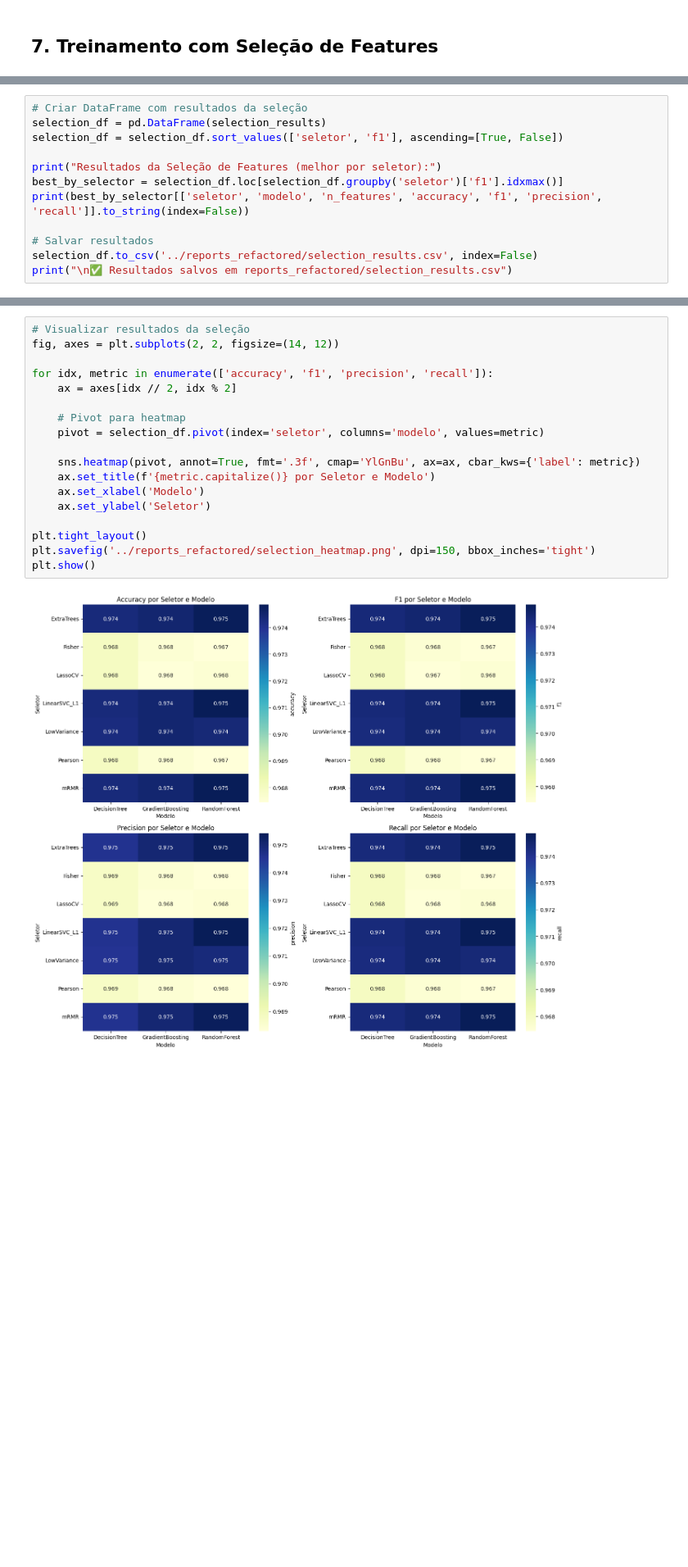
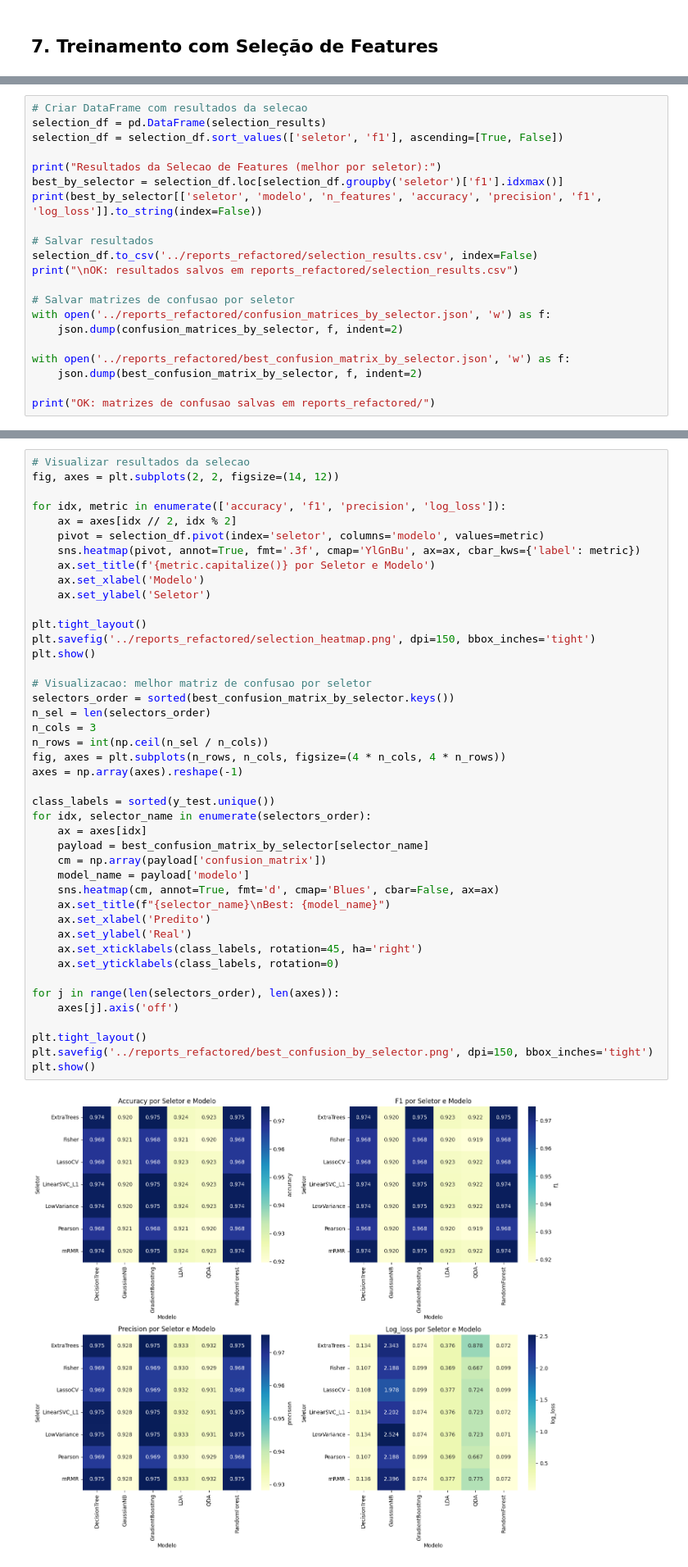
Before and after one commit to William-SWS/mqtt_under_attack, a Jupyter notebook: notebooks_refactored/01_dos_complete_pipeline.ipynb, the cells around one changed output, grey strips where cells are left out. Shown at 82% size. Cells and saved outputs as stored; diff of their text form; blank space fills up the shorter version.

```diff
--- a/notebooks_refactored/01_dos_complete_pipeline.ipynb
+++ b/notebooks_refactored/01_dos_complete_pipeline.ipynb
@@ -860,13 +906,22 @@ Seletor: Pearson (15 features)
 # %%
-# Criar DataFrame com resultados da seleção
+# Criar DataFrame com resultados da selecao
 selection_df = pd.DataFrame(selection_results)
 selection_df = selection_df.sort_values(['seletor', 'f1'], ascending=[True, False])
 
-print("Resultados da Seleção de Features (melhor por seletor):")
+print("Resultados da Selecao de Features (melhor por seletor):")
 best_by_selector = selection_df.loc[selection_df.groupby('seletor')['f1'].idxmax()]
-print(best_by_selector[['seletor', 'modelo', 'n_features', 'accuracy', 'f1', 'precision', 'recall']].to_string(index=False))
+print(best_by_selector[['seletor', 'modelo', 'n_features', 'accuracy', 'precision', 'f1', 'log_loss']].to_string(index=False))
 
 # Salvar resultados
 selection_df.to_csv('../reports_refactored/selection_results.csv', index=False)
-print("\n✅ Resultados salvos em reports_refactored/selection_results.csv")
+print("\nOK: resultados salvos em reports_refactored/selection_results.csv")
+
+# Salvar matrizes de confusao por seletor
+with open('../reports_refactored/confusion_matrices_by_selector.json', 'w') as f:
+    json.dump(confusion_matrices_by_selector, f, indent=2)
+
+with open('../reports_refactored/best_confusion_matrix_by_selector.json', 'w') as f:
+    json.dump(best_confusion_matrix_by_selector, f, indent=2)
+
+print("OK: matrizes de confusao salvas em reports_refactored/")
 # %% [output]
@@ -884,20 +940,45 @@ LinearSVC_L1     RandomForest          15  0.974848 0.974824   0.975402 0.974848
 # %%
-# Visualizar resultados da seleção
+# Visualizar resultados da selecao
 fig, axes = plt.subplots(2, 2, figsize=(14, 12))
 
-for idx, metric in enumerate(['accuracy', 'f1', 'precision', 'recall']):
+for idx, metric in enumerate(['accuracy', 'f1', 'precision', 'log_loss']):
     ax = axes[idx // 2, idx % 2]
-
-    # Pivot para heatmap
     pivot = selection_df.pivot(index='seletor', columns='modelo', values=metric)
-
     sns.heatmap(pivot, annot=True, fmt='.3f', cmap='YlGnBu', ax=ax, cbar_kws={'label': metric})
     ax.set_title(f'{metric.capitalize()} por Seletor e Modelo')
     ax.set_xlabel('Modelo')
     ax.set_ylabel('Seletor')
 
 plt.tight_layout()
 plt.savefig('../reports_refactored/selection_heatmap.png', dpi=150, bbox_inches='tight')
 plt.show()
+
+# Visualizacao: melhor matriz de confusao por seletor
+selectors_order = sorted(best_confusion_matrix_by_selector.keys())
+n_sel = len(selectors_order)
+n_cols = 3
+n_rows = int(np.ceil(n_sel / n_cols))
+fig, axes = plt.subplots(n_rows, n_cols, figsize=(4 * n_cols, 4 * n_rows))
+axes = np.array(axes).reshape(-1)
+
+class_labels = sorted(y_test.unique())
+for idx, selector_name in enumerate(selectors_order):
+    ax = axes[idx]
+    payload = best_confusion_matrix_by_selector[selector_name]
+    cm = np.array(payload['confusion_matrix'])
+    model_name = payload['modelo']
+    sns.heatmap(cm, annot=True, fmt='d', cmap='Blues', cbar=False, ax=ax)
+    ax.set_title(f"{selector_name}\nBest: {model_name}")
+    ax.set_xlabel('Predito')
+    ax.set_ylabel('Real')
+    ax.set_xticklabels(class_labels, rotation=45, ha='right')
+    ax.set_yticklabels(class_labels, rotation=0)
+
+for j in range(len(selectors_order), len(axes)):
+    axes[j].axis('off')
+
+plt.tight_layout()
+plt.savefig('../reports_refactored/best_confusion_by_selector.png', dpi=150, bbox_inches='tight')
+plt.show()
 # %% [output]
-[figure, old version]
+[figure, new version]
```
Also changed, not shown: parts of 32 cells of this notebook, 26 other files.
